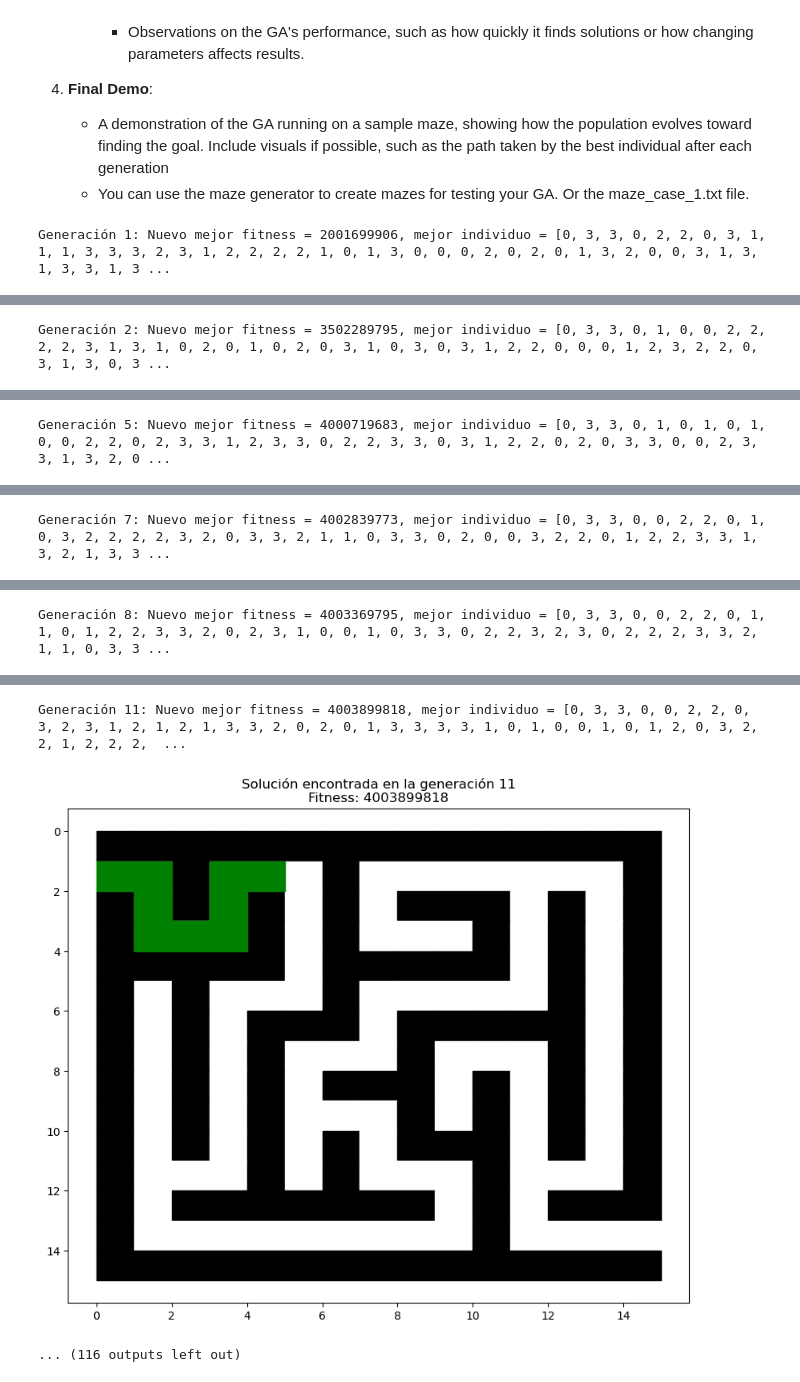
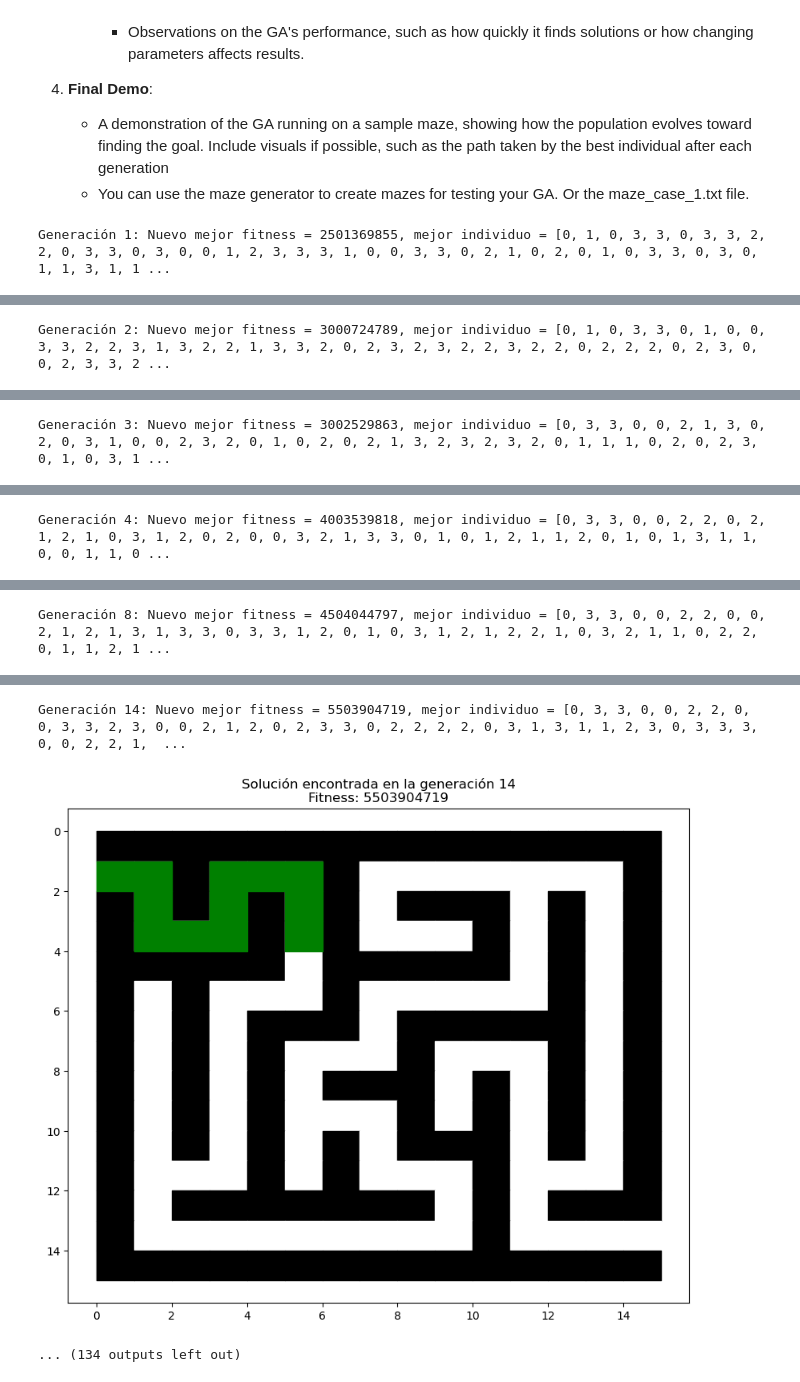
Before and after one commit to Pipeperez1305/LAB5_MOS, a Jupyter notebook: GeneticAlgorithms.ipynb, the cells around one changed output, grey strips where cells are left out. Drawn from its saved outputs; the diff is of its cells as text; code cells hidden in the pictures.

```diff
--- a/GeneticAlgorithms.ipynb
+++ b/GeneticAlgorithms.ipynb
@@ -1080,7 +1080,7 @@ def reward(individuo, maze, start, end):
 
         #Penalización por alejarse o acercarse del objetivo
         distance_to_goal = abs(x - end[0]) + abs(y - end[1])
-        score += max(0, 500000 - distance_to_goal)  # Ajustado para que sea menos abrupto
+        score += max(0, 5000 - distance_to_goal)  # Ajustado para que sea menos abrupto
 
         # Gran recompensa si se alcanza el objetivo
         if (y, x) == end:
@@ -1201,7 +1201,7 @@ def evolve(population, maze, start, end, generations=100, mutation_rate=0.1):
             next_generation.extend([child1, child2])
 
         # Mutación
-        next_generation = [mutate(ind, mutation_rate, generation, 1000) for ind in next_generation]
+        next_generation = [mutate(ind, mutation_rate, generation, 800) for ind in next_generation]
 
         # Actualizar población
         population = next_generation
@@ -1222,8 +1222,8 @@ def evolve(population, maze, start, end, generations=100, mutation_rate=0.1):
 # Configurar parámetros del algoritmo
 start = (0, 1)  # Posición inicial (ajusta según el archivo)
 end = (len(maze)-1,len(maze)-2)  # Posición objetivo (ajusta según el archivo)
-population_size = 800 # Tamaño de la población
-genome_length = 150 # Longitud del genoma
+population_size = 900 # Tamaño de la población
+genome_length = 180 # Longitud del genoma
 generations = 4000 # Número de generaciones
 mutation_rate = 0.1 # Tasa de mutación
 
@@ -1233,6 +1233,6 @@ population = generate_population(population_size, genome_length)
 # Ejecutar la evolución
 final_population = evolve(population, maze, start, end, generations, mutation_rate)
 # %% [output]
-Generación 1: Nuevo mejor fitness = 2001699906, mejor individuo = [0, 3, 3, 0, 2, 2, 0, 3, 1, 1, 1, 3, 3, 3, 2, 3, 1, 2, 2, 2, 2, 1, 0, 1, 3, 0, 0, 0, 2, 0, 2, 0, 1, 3, 2, 0, 0, 3, 1, 3, 1, 3, 3, 1, 3 ...
+Generación 1: Nuevo mejor fitness = 2501369855, mejor individuo = [0, 1, 0, 3, 3, 0, 3, 3, 2, 2, 0, 3, 3, 0, 3, 0, 0, 1, 2, 3, 3, 3, 1, 0, 0, 3, 3, 0, 2, 1, 0, 2, 0, 1, 0, 3, 3, 0, 3, 0, 1, 1, 3, 1, 1 ...
 [figure]
-Generación 2: Nuevo mejor fitness = 3502289795, mejor individuo = [0, 3, 3, 0, 1, 0, 0, 2, 2, 2, 2, 3, 1, 3, 1, 0, 2, 0, 1, 0, 2, 0, 3, 1, 0, 3, 0, 3, 1, 2, 2, 0, 0, 0, 1, 2, 3, 2, 2, 0, 3, 1, 3, 0, 3 ...
+Generación 2: Nuevo mejor fitness = 3000724789, mejor individuo = [0, 1, 0, 3, 3, 0, 1, 0, 0, 3, 3, 2, 2, 3, 1, 3, 2, 2, 1, 3, 3, 2, 0, 2, 3, 2, 3, 2, 2, 3, 2, 2, 0, 2, 2, 2, 0, 2, 3, 0, 0, 2, 3, 3, 2 ...
@@ -1240 +1240 @@ Generación 2: Nuevo mejor fitness = 3502289795, mejor individuo = [0, 3, 3, 0,
-Generación 5: Nuevo mejor fitness = 4000719683, mejor individuo = [0, 3, 3, 0, 1, 0, 1, 0, 1, 0, 0, 2, 2, 0, 2, 3, 3, 1, 2, 3, 3, 0, 2, 2, 3, 3, 0, 3, 1, 2, 2, 0, 2, 0, 3, 3, 0, 0, 2, 3, 3, 1, 3, 2, 0 ...
+Generación 3: Nuevo mejor fitness = 3002529863, mejor individuo = [0, 3, 3, 0, 0, 2, 1, 3, 0, 2, 0, 3, 1, 0, 0, 2, 3, 2, 0, 1, 0, 2, 0, 2, 1, 3, 2, 3, 2, 3, 2, 0, 1, 1, 1, 0, 2, 0, 2, 3, 0, 1, 0, 3, 1 ...
@@ -1242,3 +1242,3 @@ Generación 5: Nuevo mejor fitness = 4000719683, mejor individuo = [0, 3, 3, 0,
-Generación 7: Nuevo mejor fitness = 4002839773, mejor individuo = [0, 3, 3, 0, 0, 2, 2, 0, 1, 0, 3, 2, 2, 2, 2, 3, 2, 0, 3, 3, 2, 1, 1, 0, 3, 3, 0, 2, 0, 0, 3, 2, 2, 0, 1, 2, 2, 3, 3, 1, 3, 2, 1, 3, 3 ...
+Generación 4: Nuevo mejor fitness = 4003539818, mejor individuo = [0, 3, 3, 0, 0, 2, 2, 0, 2, 1, 2, 1, 0, 3, 1, 2, 0, 2, 0, 0, 3, 2, 1, 3, 3, 0, 1, 0, 1, 2, 1, 1, 2, 0, 1, 0, 1, 3, 1, 1, 0, 0, 1, 1, 0 ...
 [figure]
-Generación 8: Nuevo mejor fitness = 4003369795, mejor individuo = [0, 3, 3, 0, 0, 2, 2, 0, 1, 1, 0, 1, 2, 2, 3, 3, 2, 0, 2, 3, 1, 0, 0, 1, 0, 3, 3, 0, 2, 2, 3, 2, 3, 0, 2, 2, 2, 3, 3, 2, 1, 1, 0, 3, 3 ...
+Generación 8: Nuevo mejor fitness = 4504044797, mejor individuo = [0, 3, 3, 0, 0, 2, 2, 0, 0, 2, 1, 2, 1, 3, 1, 3, 3, 0, 3, 3, 1, 2, 0, 1, 0, 3, 1, 2, 1, 2, 2, 1, 0, 3, 2, 1, 1, 0, 2, 2, 0, 1, 1, 2, 1 ...
@@ -1246,3 +1246,3 @@ Generación 8: Nuevo mejor fitness = 4003369795, mejor individuo = [0, 3, 3, 0,
-Generación 11: Nuevo mejor fitness = 4003899818, mejor individuo = [0, 3, 3, 0, 0, 2, 2, 0, 3, 2, 3, 1, 2, 1, 2, 1, 3, 3, 2, 0, 2, 0, 1, 3, 3, 3, 3, 1, 0, 1, 0, 0, 1, 0, 1, 2, 0, 3, 2, 2, 1, 2, 2, 2,  ...
+Generación 14: Nuevo mejor fitness = 5503904719, mejor individuo = [0, 3, 3, 0, 0, 2, 2, 0, 0, 3, 3, 2, 3, 0, 0, 2, 1, 2, 0, 2, 3, 3, 0, 2, 2, 2, 2, 0, 3, 1, 3, 1, 1, 2, 3, 0, 3, 3, 3, 0, 0, 2, 2, 1,  ...
-[figure, old version]
+[figure, new version]
-... (116 outputs left out)
+... (134 outputs left out)
```
Also changed, not shown: parts of 1 cell of this notebook.
